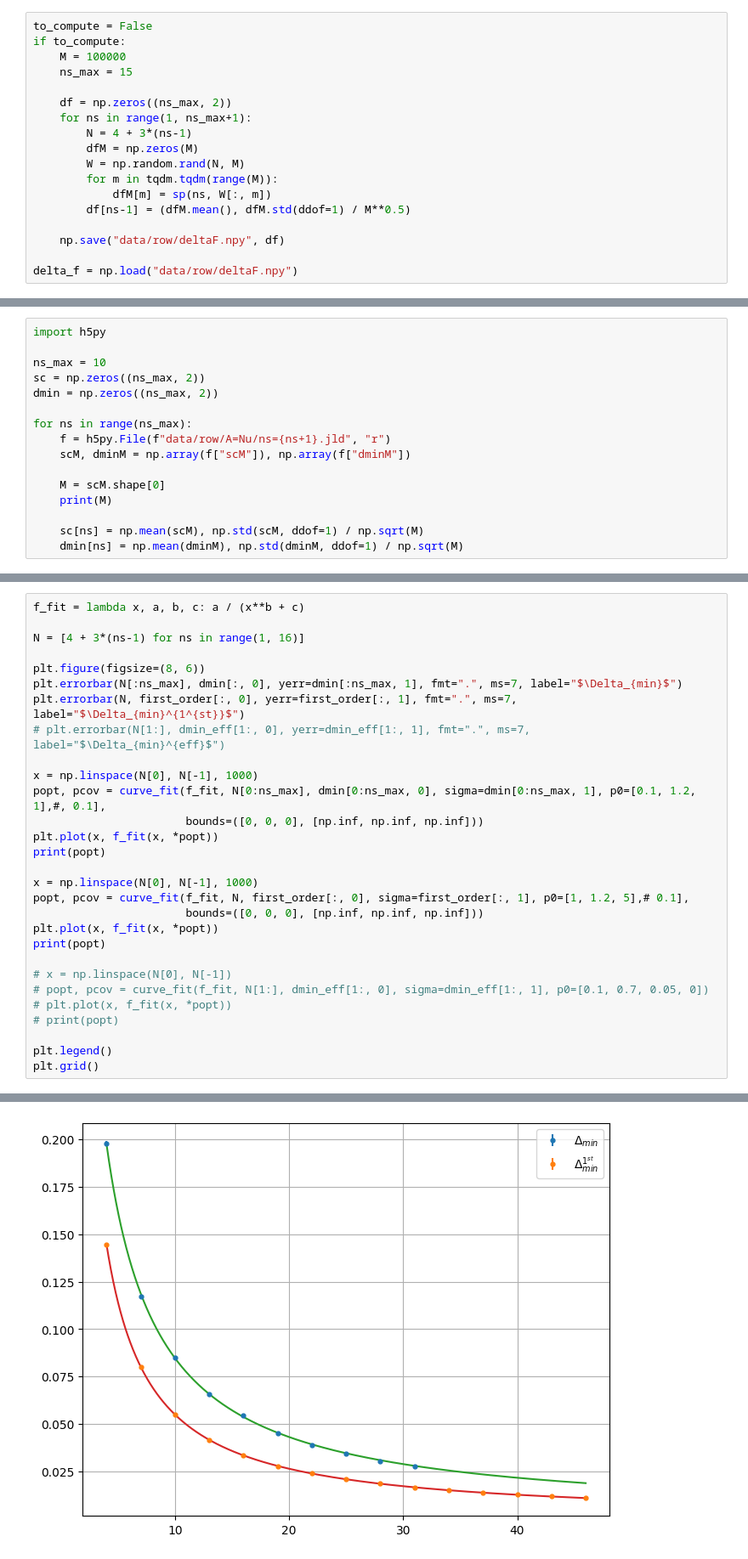
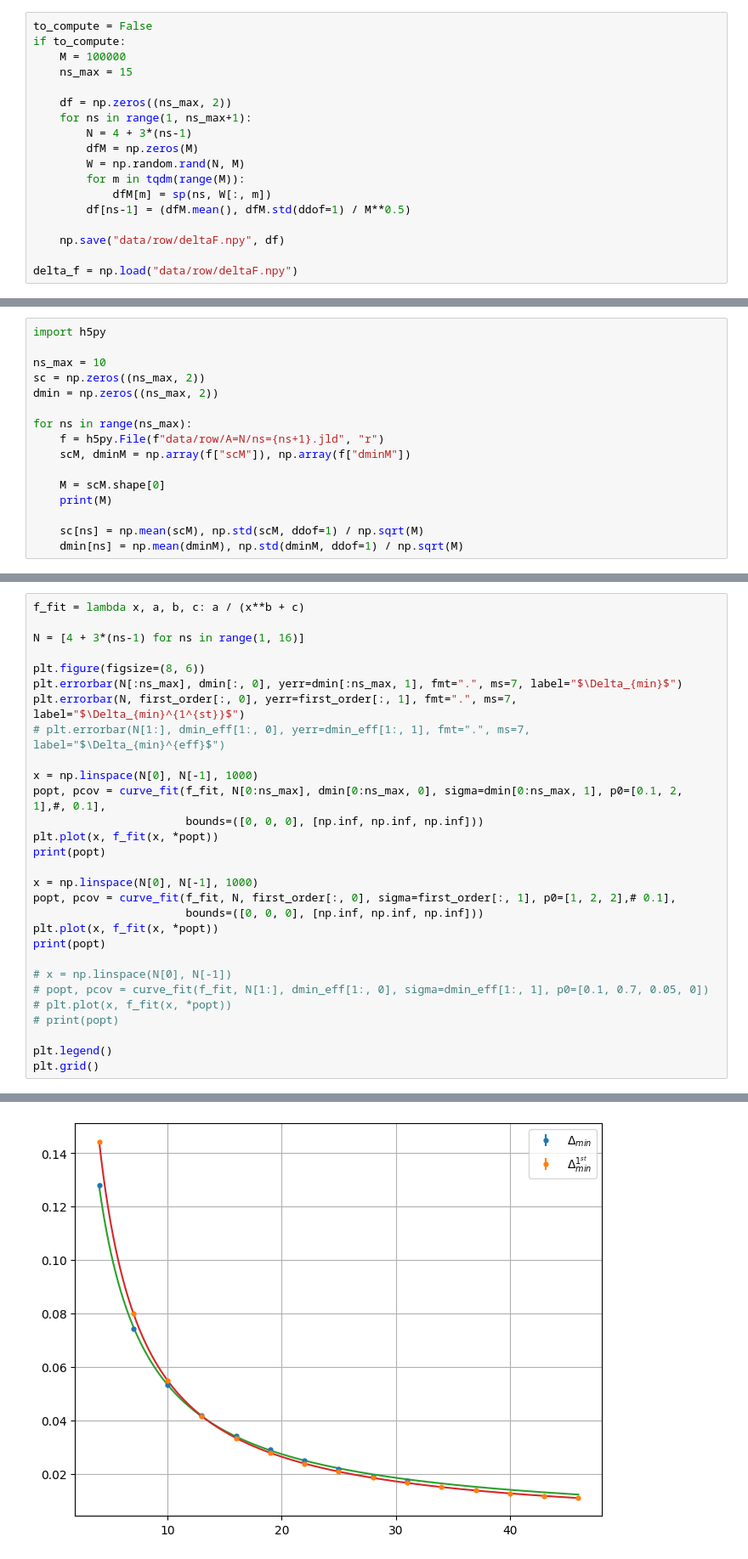
Before and after one commit to muuusso/master-thesis, a Jupyter notebook: analysis/row.ipynb, the cells around one changed output, grey strips where cells are left out. Shown: that part at 85% size. Drawn from its saved outputs; the diff is of its cells as text.

Commit message:
update data, add qisikit part

```diff
--- a/analysis/row.ipynb
+++ b/analysis/row.ipynb
@@ -67,7 +67,7 @@ if to_compute:
         N = 4 + 3*(ns-1)
         dfM = np.zeros(M)
         W = np.random.rand(N, M)
-        for m in tqdm.tqdm(range(M)):
+        for m in tqdm(range(M)):
             dfM[m] = sp(ns, W[:, m])
         df[ns-1] = (dfM.mean(), dfM.std(ddof=1) / M**0.5)
 
@@ -95,7 +95,7 @@ sc = np.zeros((ns_max, 2))
 dmin = np.zeros((ns_max, 2))
 
 for ns in range(ns_max):
-    f = h5py.File(f"data/row/A=Nu/ns={ns+1}.jld", "r")
+    f = h5py.File(f"data/row/A=N/ns={ns+1}.jld", "r")
     scM, dminM = np.array(f["scM"]), np.array(f["dminM"])
 
     M = scM.shape[0]
@@ -134,13 +134,13 @@ plt.errorbar(N, first_order[:, 0], yerr=first_order[:, 1], fmt=".", ms=7, label=
 # plt.errorbar(N[1:], dmin_eff[1:, 0], yerr=dmin_eff[1:, 1], fmt=".", ms=7, label="$\Delta_{min}^{eff}$")
 
 x = np.linspace(N[0], N[-1], 1000)
-popt, pcov = curve_fit(f_fit, N[0:ns_max], dmin[0:ns_max, 0], sigma=dmin[0:ns_max, 1], p0=[0.1, 1.2, 1],#, 0.1],
+popt, pcov = curve_fit(f_fit, N[0:ns_max], dmin[0:ns_max, 0], sigma=dmin[0:ns_max, 1], p0=[0.1, 2, 1],#, 0.1],
                        bounds=([0, 0, 0], [np.inf, np.inf, np.inf]))
 plt.plot(x, f_fit(x, *popt))
 print(popt)
 
 x = np.linspace(N[0], N[-1], 1000)
-popt, pcov = curve_fit(f_fit, N, first_order[:, 0], sigma=first_order[:, 1], p0=[1, 1.2, 5],# 0.1],
+popt, pcov = curve_fit(f_fit, N, first_order[:, 0], sigma=first_order[:, 1], p0=[1, 2, 2],# 0.1],
                        bounds=([0, 0, 0], [np.inf, np.inf, np.inf]))
 plt.plot(x, f_fit(x, *popt))
 print(popt)
@@ -157,5 +157,5 @@ plt.grid()
 [0.63074383 1.05926406 0.02585108]
-[figure, old version]
+[figure, new version]
 # %%
 f_fit = lambda x, a, b, c: a / (x**b + c)
 
```
Also changed, not shown: parts of 3 cells of this notebook, 17 other files.
